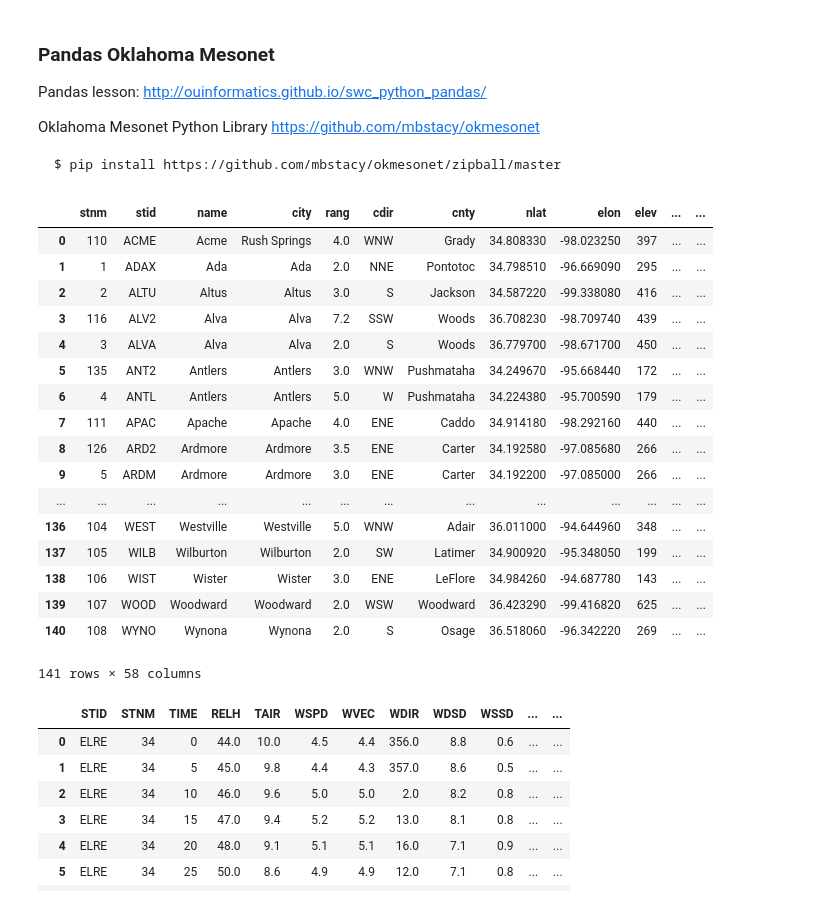
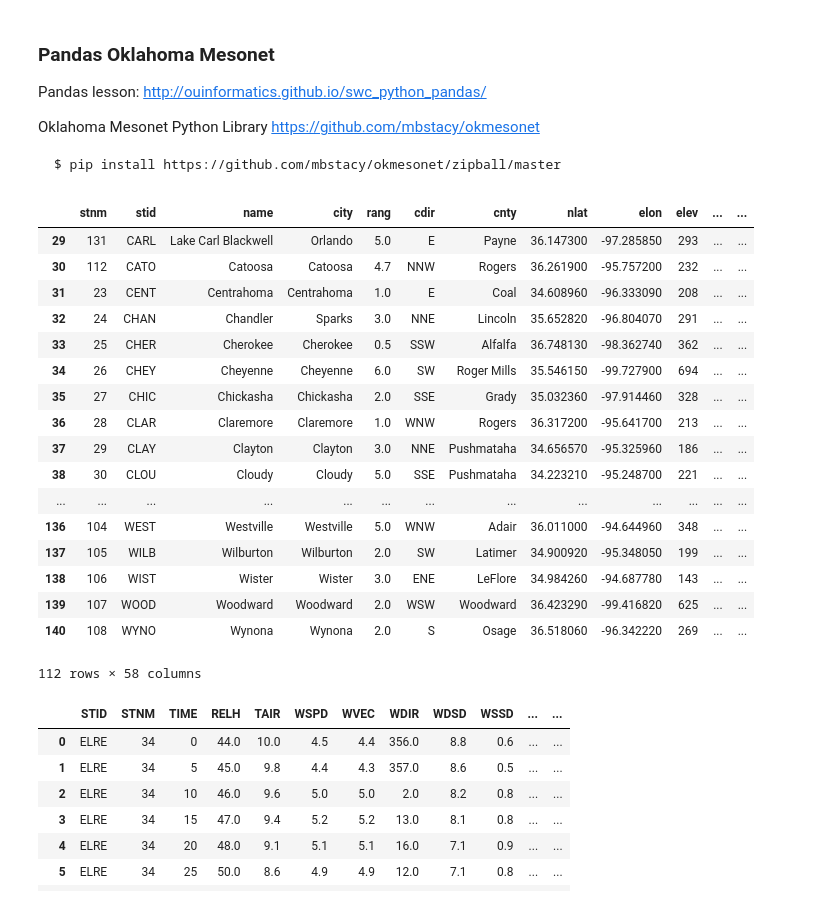
Before and after one commit to mbstacy/Python_ERS_2017, a Jupyter notebook: python_week2ers.ipynb, the cells around one changed output. Saved outputs shown, nothing was run; the diff lists cells and outputs as text; code cells hidden in the pictures.

```diff
--- a/python_week2ers.ipynb
+++ b/python_week2ers.ipynb
@@ -499,26 +522,26 @@ end_date = datetime(2005,4,1)
 # %%
 #Return Mesonet Site Metadata
 sites=weather.site_data()
-sites
+sites[29:]
 # %% [output]
 |  | stnm | stid | name | city | rang | cdir | cnty | nlat | elon | elev | ... | ... |
-| 0 | 110 | ACME | Acme | Rush Springs | 4.0 | WNW | Grady | 34.808330 | -98.023250 | 397 | ... | ... |
-| 1 | 1 | ADAX | Ada | Ada | 2.0 | NNE | Pontotoc | 34.798510 | -96.669090 | 295 | ... | ... |
-| 2 | 2 | ALTU | Altus | Altus | 3.0 | S | Jackson | 34.587220 | -99.338080 | 416 | ... | ... |
-| 3 | 116 | ALV2 | Alva | Alva | 7.2 | SSW | Woods | 36.708230 | -98.709740 | 439 | ... | ... |
-| 4 | 3 | ALVA | Alva | Alva | 2.0 | S | Woods | 36.779700 | -98.671700 | 450 | ... | ... |
-| 5 | 135 | ANT2 | Antlers | Antlers | 3.0 | WNW | Pushmataha | 34.249670 | -95.668440 | 172 | ... | ... |
-| 6 | 4 | ANTL | Antlers | Antlers | 5.0 | W | Pushmataha | 34.224380 | -95.700590 | 179 | ... | ... |
-| 7 | 111 | APAC | Apache | Apache | 4.0 | ENE | Caddo | 34.914180 | -98.292160 | 440 | ... | ... |
-| 8 | 126 | ARD2 | Ardmore | Ardmore | 3.5 | ENE | Carter | 34.192580 | -97.085680 | 266 | ... | ... |
-| 9 | 5 | ARDM | Ardmore | Ardmore | 3.0 | ENE | Carter | 34.192200 | -97.085000 | 266 | ... | ... |
+| 29 | 131 | CARL | Lake Carl Blackwell | Orlando | 5.0 | E | Payne | 36.147300 | -97.285850 | 293 | ... | ... |
+| 30 | 112 | CATO | Catoosa | Catoosa | 4.7 | NNW | Rogers | 36.261900 | -95.757200 | 232 | ... | ... |
+| 31 | 23 | CENT | Centrahoma | Centrahoma | 1.0 | E | Coal | 34.608960 | -96.333090 | 208 | ... | ... |
+| 32 | 24 | CHAN | Chandler | Sparks | 3.0 | NNE | Lincoln | 35.652820 | -96.804070 | 291 | ... | ... |
+| 33 | 25 | CHER | Cherokee | Cherokee | 0.5 | SSW | Alfalfa | 36.748130 | -98.362740 | 362 | ... | ... |
+| 34 | 26 | CHEY | Cheyenne | Cheyenne | 6.0 | SW | Roger Mills | 35.546150 | -99.727900 | 694 | ... | ... |
+| 35 | 27 | CHIC | Chickasha | Chickasha | 2.0 | SSE | Grady | 35.032360 | -97.914460 | 328 | ... | ... |
+| 36 | 28 | CLAR | Claremore | Claremore | 1.0 | WNW | Rogers | 36.317200 | -95.641700 | 213 | ... | ... |
+| 37 | 29 | CLAY | Clayton | Clayton | 3.0 | NNE | Pushmataha | 34.656570 | -95.325960 | 186 | ... | ... |
+| 38 | 30 | CLOU | Cloudy | Cloudy | 5.0 | SSE | Pushmataha | 34.223210 | -95.248700 | 221 | ... | ... |
 | ... | ... | ... | ... | ... | ... | ... | ... | ... | ... | ... | ... | ... |
 | 136 | 104 | WEST | Westville | Westville | 5.0 | WNW | Adair | 36.011000 | -94.644960 | 348 | ... | ... |
 | 137 | 105 | WILB | Wilburton | Wilburton | 2.0 | SW | Latimer | 34.900920 | -95.348050 | 199 | ... | ... |
 | 138 | 106 | WIST | Wister | Wister | 3.0 | ENE | LeFlore | 34.984260 | -94.687780 | 143 | ... | ... |
 | 139 | 107 | WOOD | Woodward | Woodward | 2.0 | WSW | Woodward | 36.423290 | -99.416820 | 625 | ... | ... |
 | 140 | 108 | WYNO | Wynona | Wynona | 2.0 | S | Osage | 36.518060 | -96.342220 | 269 | ... | ... |
-141 rows × 58 columns
+112 rows × 58 columns
 # %%
 site = "elre" # Watch out for upper and lower case. Code will not work if not lower case
 # %%
```
Also changed, not shown: parts of 14 cells of this notebook, 2 other files.
